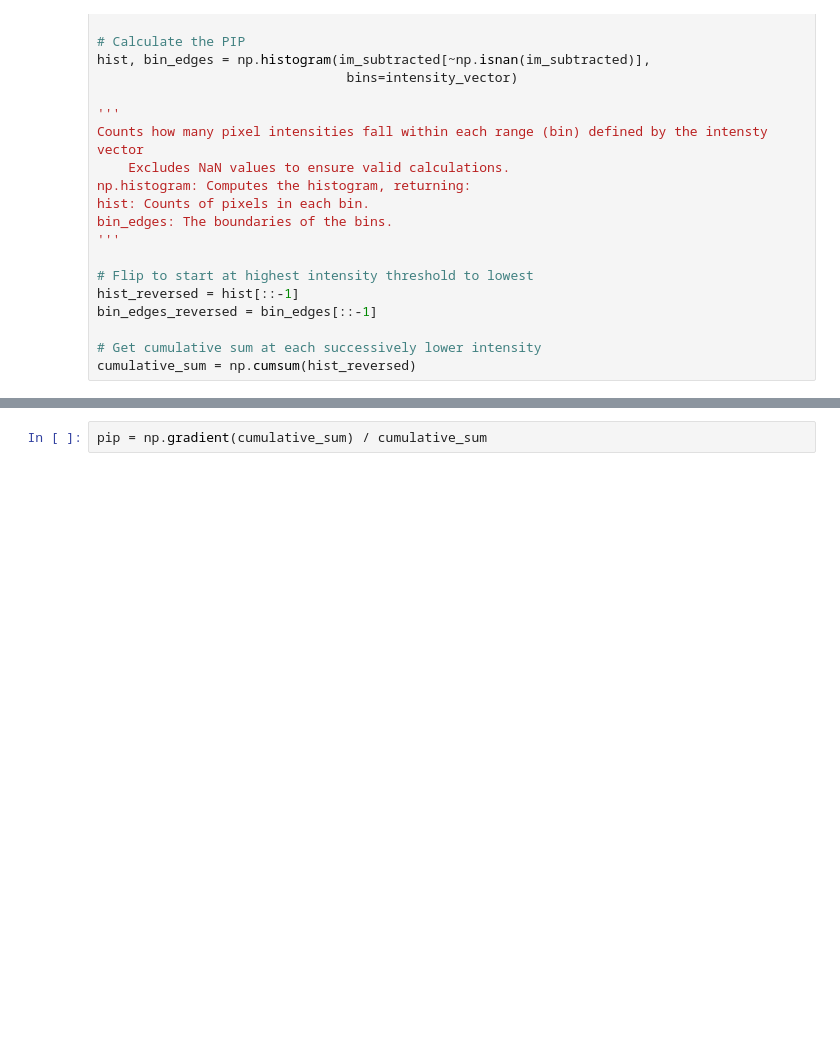
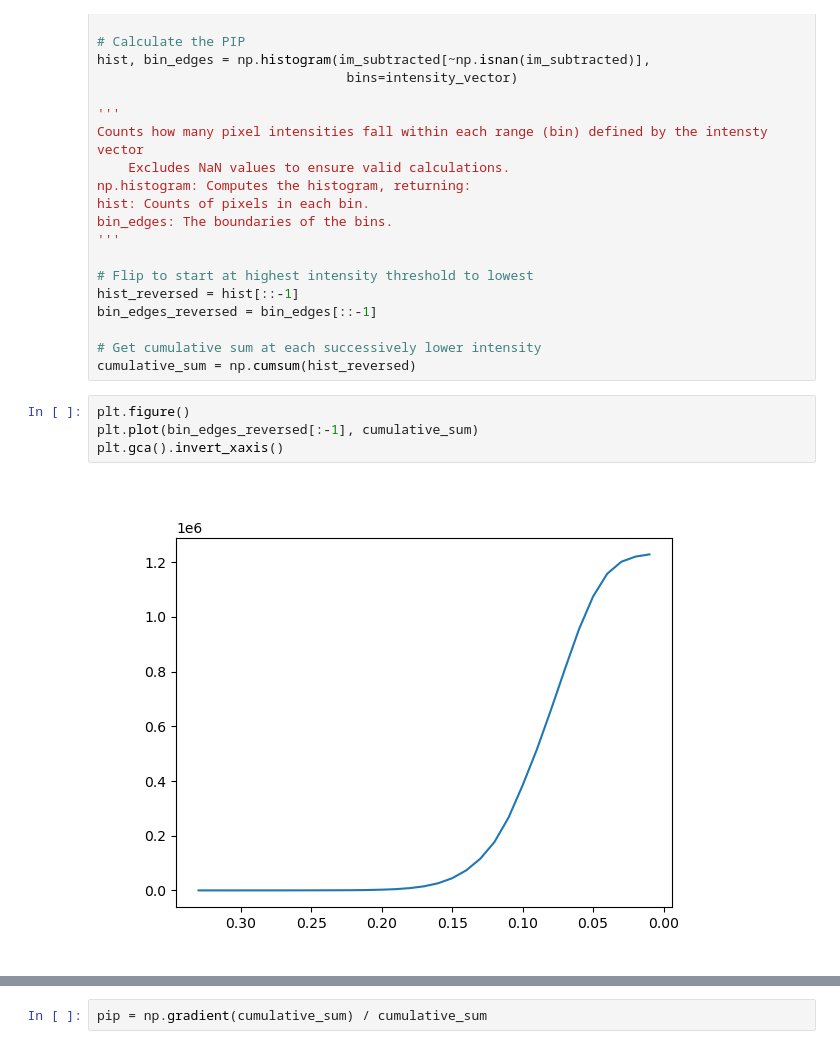
Before and after one commit to irene146/whitecaps, a Jupyter notebook: v1.1.ipynb, the cells around one changed output, grey strips where cells are left out. Drawn from its saved outputs; the diff is of its cells as text; blank space fills up the shorter version.

```diff
--- a/v1.1.ipynb
+++ b/v1.1.ipynb
@@ -82,4 +86,10 @@ bin_edges_reversed = bin_edges[::-1]
 
 # Get cumulative sum at each successively lower intensity
 cumulative_sum = np.cumsum(hist_reversed)
+# %%
+plt.figure()
+plt.plot(bin_edges_reversed[:-1], cumulative_sum)
+plt.gca().invert_xaxis()
+# %% [output]
+[figure, added]
 # %%
```
Also changed, not shown: parts of 15 cells of this notebook.
